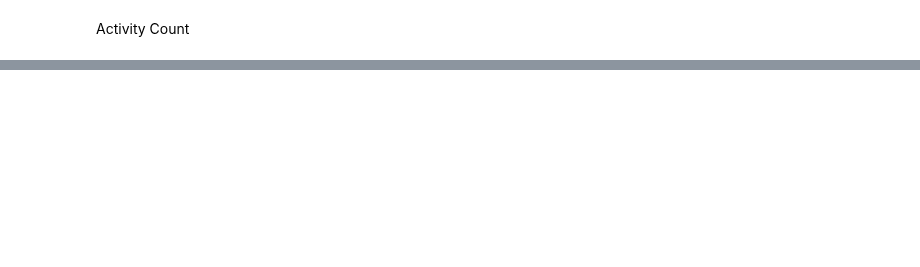
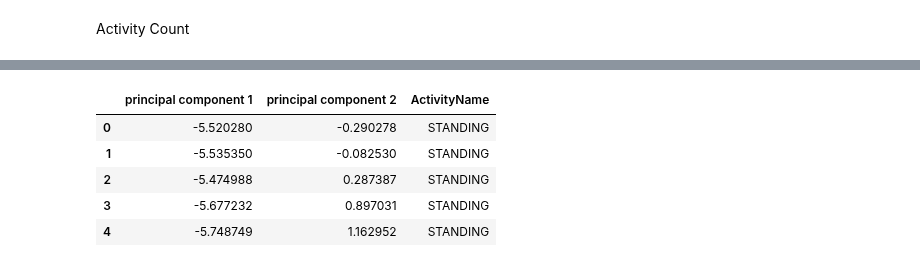
Before and after one commit to claredavies/MachineLearningCoursework, a Jupyter notebook: Assignment3/Assignment3HumanActivityRecognition.ipynb, the cells around one changed output, grey strips where cells are left out. Drawn from its saved outputs; the diff is of its cells as text; code cells hidden in the pictures; blank space fills up the shorter version.

```diff
--- a/Assignment3/Assignment3HumanActivityRecognition.ipynb
+++ b/Assignment3/Assignment3HumanActivityRecognition.ipynb
@@ -176,0 +233,7 @@ Text(0.5, 1.0, 'Count per Activity')
+# %%
+from sklearn.decomposition import PCA
+pca = PCA(n_components=2)
+principalComponents = pca.fit_transform(X_train)
+principalDf = pd.DataFrame(data = principalComponents
+             , columns = ['principal component 1', 'principal component 2'])
+principalDf.head()
@@ -176,0 +247,10 @@ Text(0.5, 1.0, 'Count per Activity')
+# %%
+finalDf = pd.concat([principalDf, y_train], axis = 1)
+finalDf.head()
+# %% [output]
+|  | principal component 1 | principal component 2 | ActivityName |
+| 0 | -5.520280 | -0.290278 | STANDING |
+| 1 | -5.535350 | -0.082530 | STANDING |
+| 2 | -5.474988 | 0.287387 | STANDING |
+| 3 | -5.677232 | 0.897031 | STANDING |
+| 4 | -5.748749 | 1.162952 | STANDING |
```
Also changed, not shown: parts of 12 cells of this notebook.
